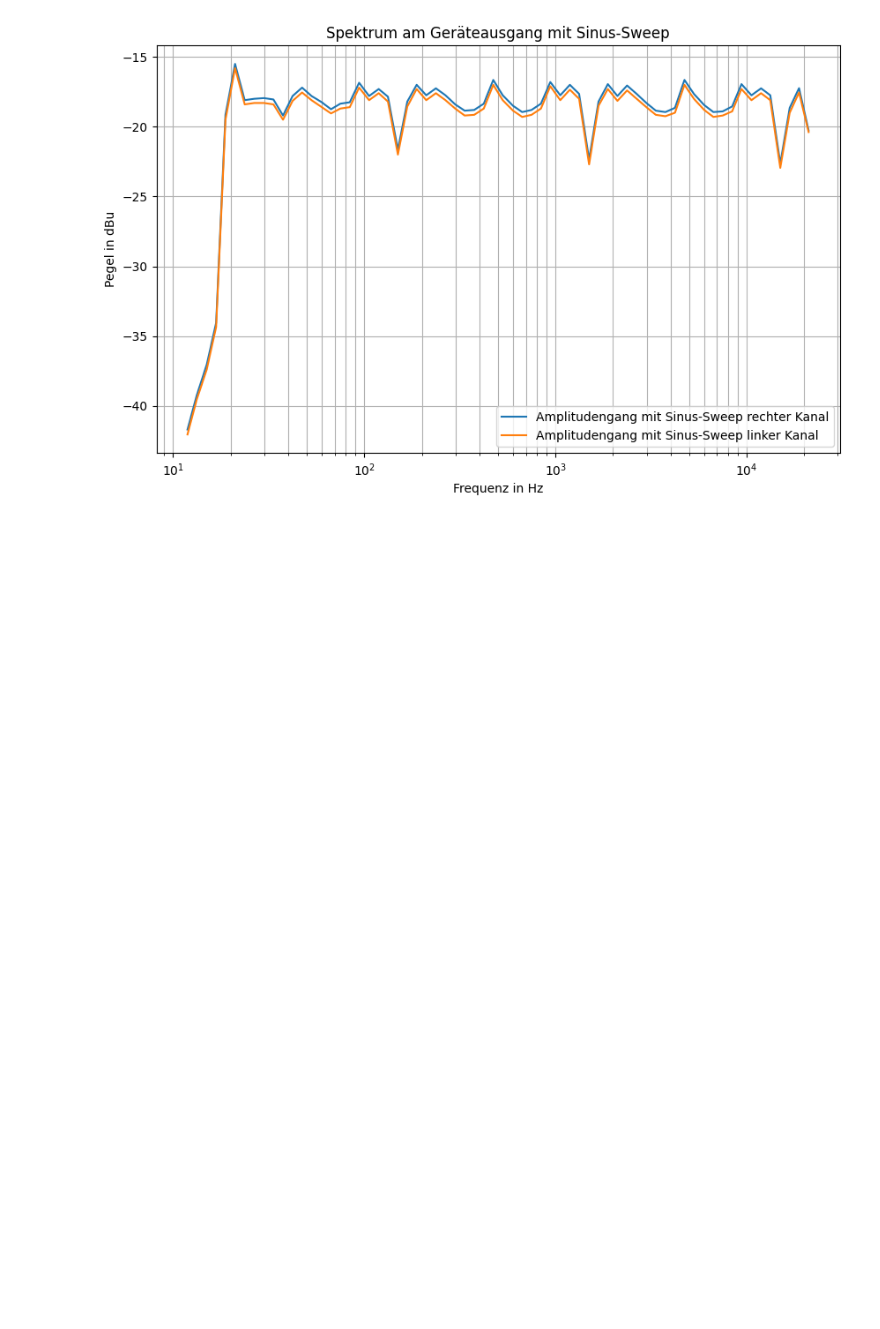
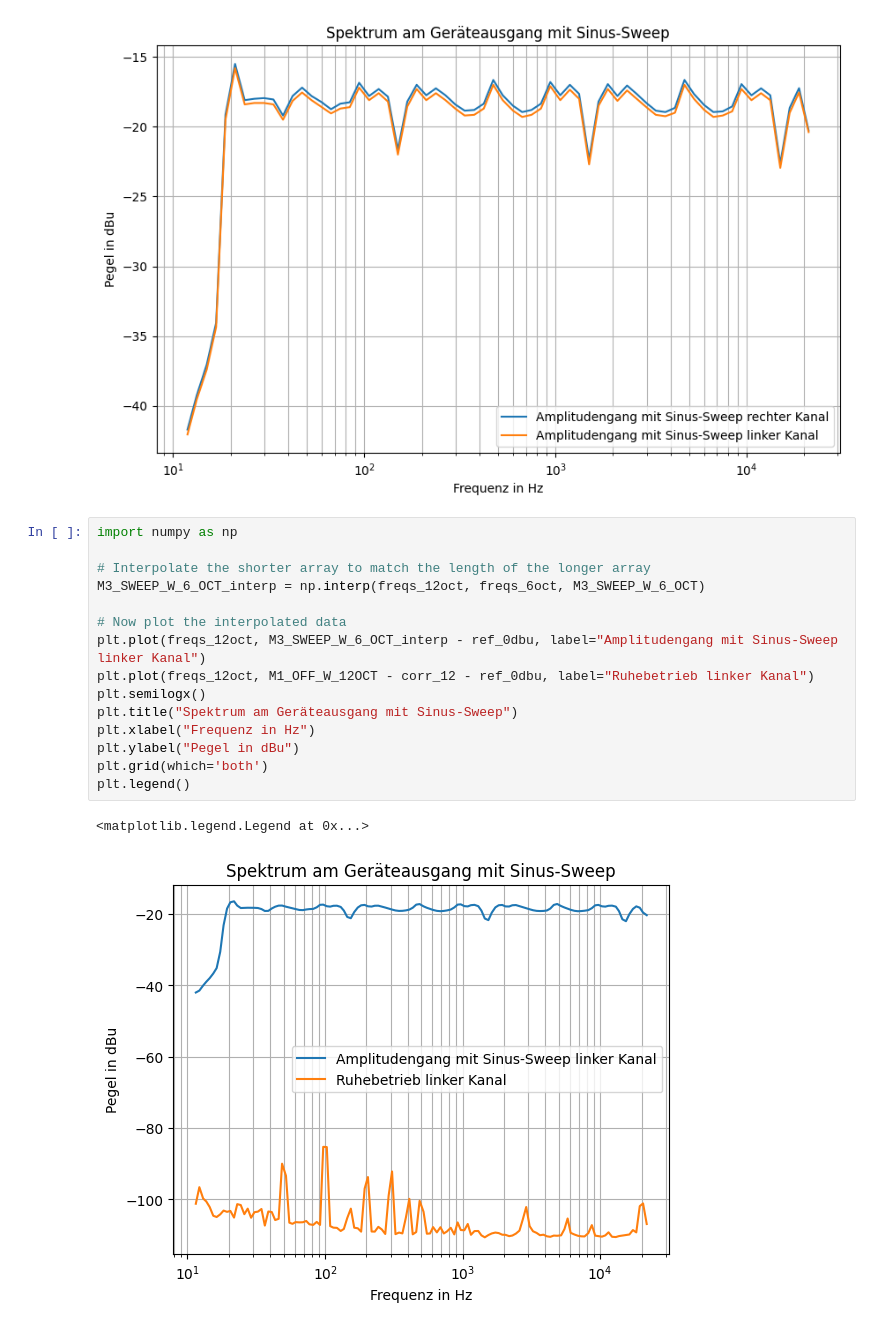
Before and after one commit to jake-is-ESD-protected/AI-TD, a Jupyter notebook: measuremenmts/pcb/plots.ipynb, the cells around one changed output. Saved outputs shown, nothing was run; the diff lists cells and outputs as text; blank space fills up the shorter version.

```diff
--- a/measuremenmts/pcb/plots.ipynb
+++ b/measuremenmts/pcb/plots.ipynb
@@ -76,3 +76,21 @@ plt.legend()
 # %% [output]
 <matplotlib.legend.Legend at 0x...>
 [figure]
+# %%
+import numpy as np
+
+# Interpolate the shorter array to match the length of the longer array
+M3_SWEEP_W_6_OCT_interp = np.interp(freqs_12oct, freqs_6oct, M3_SWEEP_W_6_OCT)
+
+# Now plot the interpolated data
+plt.plot(freqs_12oct, M3_SWEEP_W_6_OCT_interp - ref_0dbu, label="Amplitudengang mit Sinus-Sweep linker Kanal")
+plt.plot(freqs_12oct, M1_OFF_W_12OCT - corr_12 - ref_0dbu, label="Ruhebetrieb linker Kanal")
+plt.semilogx()
+plt.title("Spektrum am Geräteausgang mit Sinus-Sweep")
+plt.xlabel("Frequenz in Hz")
+plt.ylabel("Pegel in dBu")
+plt.grid(which='both')
+plt.legend()
+# %% [output]
+<matplotlib.legend.Legend at 0x...>
+[figure, added]
```
Also changed, not shown: parts of 1 cell of this notebook, 6 other files.
